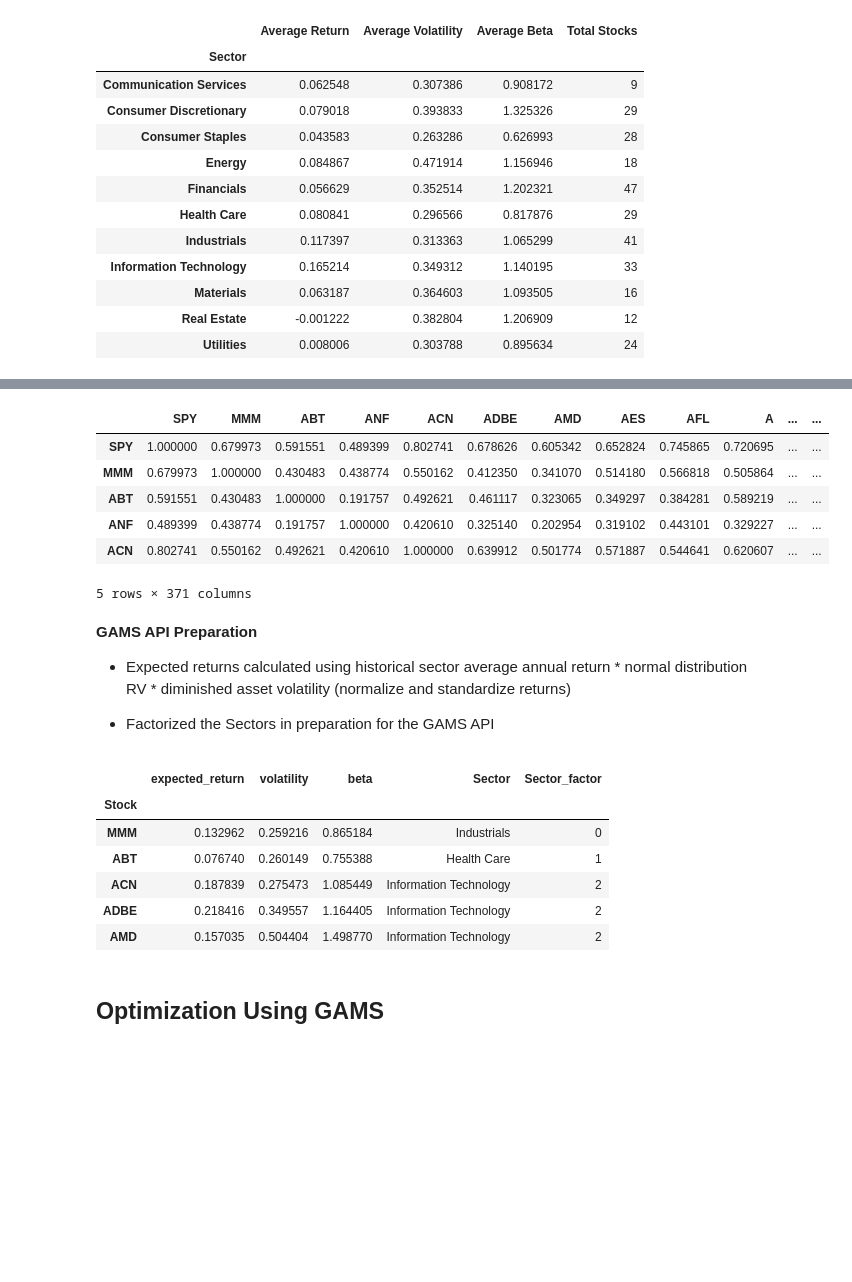
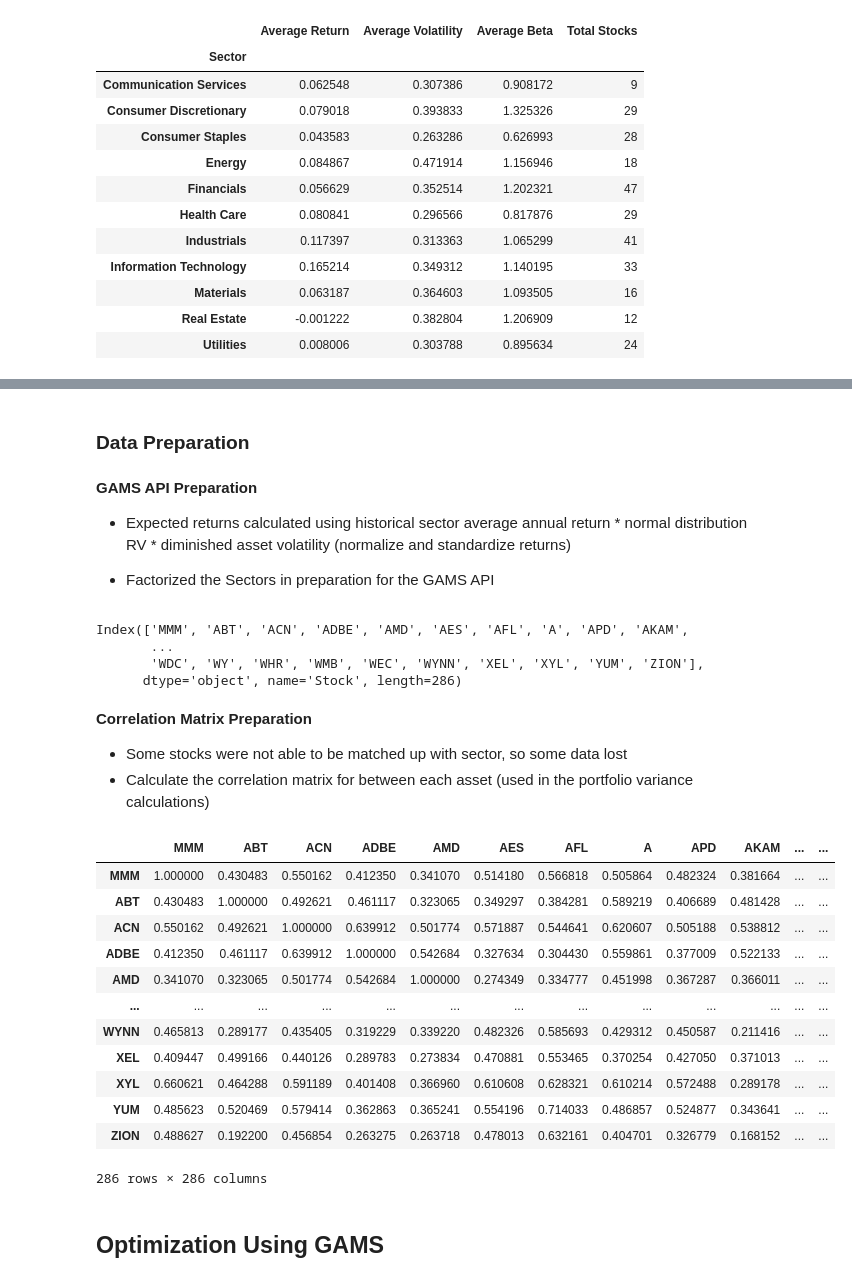
Before and after one commit to hproloff/final_proj_cs524, a Jupyter notebook: extra/project.ipynb, the cells around one changed output, grey strips where cells are left out. Cells and saved outputs as stored; diff of their text form; code cells hidden in the pictures; blank space fills up the shorter version.

```diff
--- a/extra/project.ipynb
+++ b/extra/project.ipynb
@@ -107,14 +101,5 @@ sector_stats
-# %%
-corr_matrix = weekly_returns.corr()
-corr_matrix.head()
-# %% [output]
-|  | SPY | MMM | ABT | ANF | ACN | ADBE | AMD | AES | AFL | A | ... | ... |
-| SPY | 1.000000 | 0.679973 | 0.591551 | 0.489399 | 0.802741 | 0.678626 | 0.605342 | 0.652824 | 0.745865 | 0.720695 | ... | ... |
-| MMM | 0.679973 | 1.000000 | 0.430483 | 0.438774 | 0.550162 | 0.412350 | 0.341070 | 0.514180 | 0.566818 | 0.505864 | ... | ... |
-| ABT | 0.591551 | 0.430483 | 1.000000 | 0.191757 | 0.492621 | 0.461117 | 0.323065 | 0.349297 | 0.384281 | 0.589219 | ... | ... |
-| ANF | 0.489399 | 0.438774 | 0.191757 | 1.000000 | 0.420610 | 0.325140 | 0.202954 | 0.319102 | 0.443101 | 0.329227 | ... | ... |
-| ACN | 0.802741 | 0.550162 | 0.492621 | 0.420610 | 1.000000 | 0.639912 | 0.501774 | 0.571887 | 0.544641 | 0.620607 | ... | ... |
-5 rows × 371 columns
+# %% [markdown]
+### Data Preparation
 # %% [markdown]
 **GAMS API Preparation**
 
@@ -145,15 +130,36 @@ final_stocks.rename(columns={
 final_stocks['Sector_factor'] = pd.factorize(final_stocks[' Sector'])[0]
 
 final_stocks.index.name = 'Stock'
-final_stocks.head()
+final_stocks.index
 # %% [output]
-|  | expected_return | volatility | beta | Sector | Sector_factor |
-| Stock |  |  |  |  |  |
-| MMM | 0.132962 | 0.259216 | 0.865184 | Industrials | 0 |
-| ABT | 0.076740 | 0.260149 | 0.755388 | Health Care | 1 |
-| ACN | 0.187839 | 0.275473 | 1.085449 | Information Technology | 2 |
-| ADBE | 0.218416 | 0.349557 | 1.164405 | Information Technology | 2 |
-| AMD | 0.157035 | 0.504404 | 1.498770 | Information Technology | 2 |
+Index(['MMM', 'ABT', 'ACN', 'ADBE', 'AMD', 'AES', 'AFL', 'A', 'APD', 'AKAM',
+       ...
+       'WDC', 'WY', 'WHR', 'WMB', 'WEC', 'WYNN', 'XEL', 'XYL', 'YUM', 'ZION'],
+      dtype='object', name='Stock', length=286)
+# %% [markdown]
+**Correlation Matrix Preparation**
+
+- Some stocks were not able to be matched up with sector, so some data lost
+- Calculate the correlation matrix for between each asset (used in the portfolio variance calculations)
+# %%
+weekly_returns_reset = weekly_returns.reset_index()
+final_weekly_returns = weekly_returns_reset[final_stocks.index]
+corr_matrix = final_weekly_returns.corr()
+corr_matrix
+# %% [output]
+|  | MMM | ABT | ACN | ADBE | AMD | AES | AFL | A | APD | AKAM | ... | ... |
+| MMM | 1.000000 | 0.430483 | 0.550162 | 0.412350 | 0.341070 | 0.514180 | 0.566818 | 0.505864 | 0.482324 | 0.381664 | ... | ... |
+| ABT | 0.430483 | 1.000000 | 0.492621 | 0.461117 | 0.323065 | 0.349297 | 0.384281 | 0.589219 | 0.406689 | 0.481428 | ... | ... |
+| ACN | 0.550162 | 0.492621 | 1.000000 | 0.639912 | 0.501774 | 0.571887 | 0.544641 | 0.620607 | 0.505188 | 0.538812 | ... | ... |
+| ADBE | 0.412350 | 0.461117 | 0.639912 | 1.000000 | 0.542684 | 0.327634 | 0.304430 | 0.559861 | 0.377009 | 0.522133 | ... | ... |
+| AMD | 0.341070 | 0.323065 | 0.501774 | 0.542684 | 1.000000 | 0.274349 | 0.334777 | 0.451998 | 0.367287 | 0.366011 | ... | ... |
+| ... | ... | ... | ... | ... | ... | ... | ... | ... | ... | ... | ... | ... |
+| WYNN | 0.465813 | 0.289177 | 0.435405 | 0.319229 | 0.339220 | 0.482326 | 0.585693 | 0.429312 | 0.450587 | 0.211416 | ... | ... |
+| XEL | 0.409447 | 0.499166 | 0.440126 | 0.289783 | 0.273834 | 0.470881 | 0.553465 | 0.370254 | 0.427050 | 0.371013 | ... | ... |
+| XYL | 0.660621 | 0.464288 | 0.591189 | 0.401408 | 0.366960 | 0.610608 | 0.628321 | 0.610214 | 0.572488 | 0.289178 | ... | ... |
+| YUM | 0.485623 | 0.520469 | 0.579414 | 0.362863 | 0.365241 | 0.554196 | 0.714033 | 0.486857 | 0.524877 | 0.343641 | ... | ... |
+| ZION | 0.488627 | 0.192200 | 0.456854 | 0.263275 | 0.263718 | 0.478013 | 0.632161 | 0.404701 | 0.326779 | 0.168152 | ... | ... |
+286 rows × 286 columns
 # %%
 def get_portfolio_insights(portfolio_records, data):
     selected_stocks = portfolio_records[portfolio_records['level'] > 0]
```
Also changed, not shown: parts of 3 cells of this notebook.
